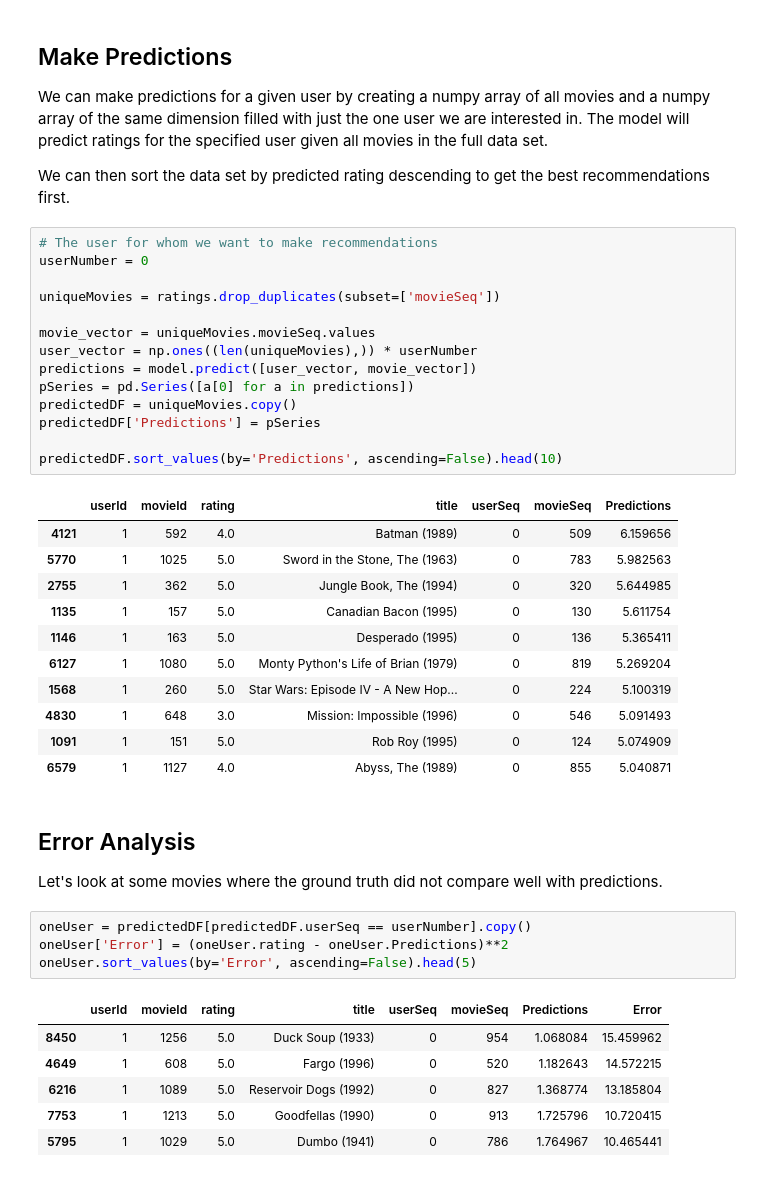
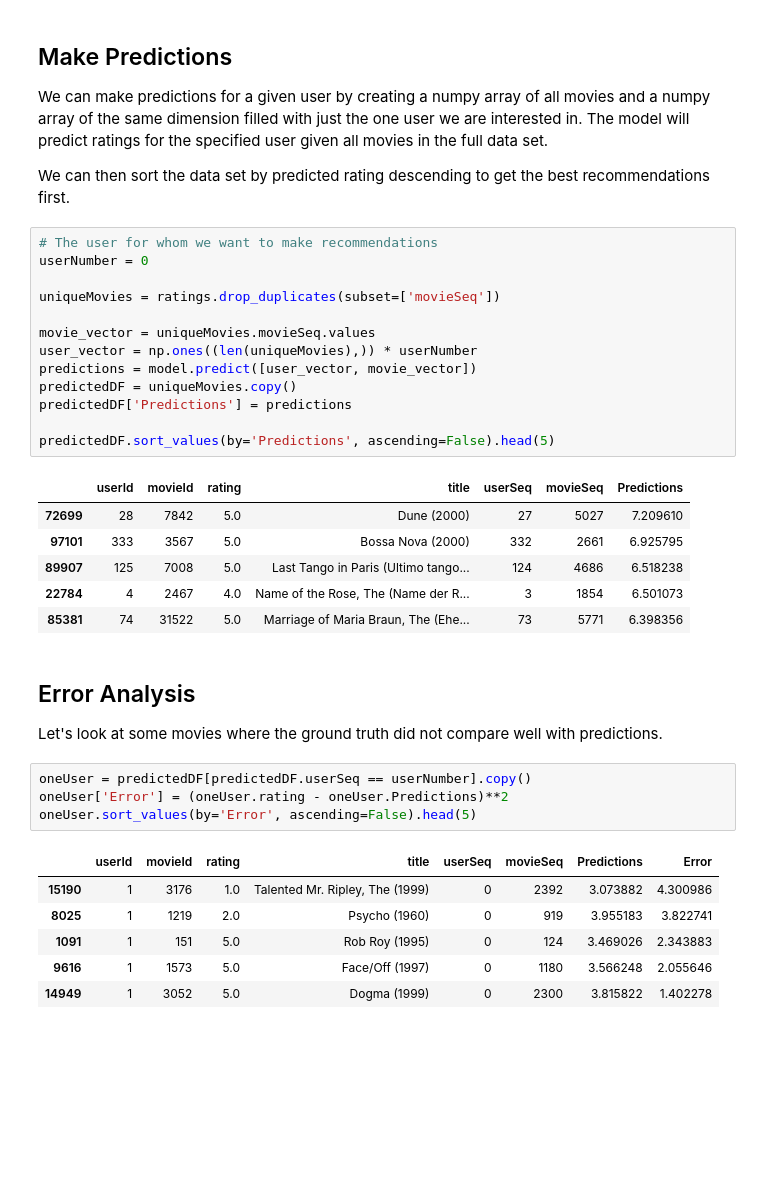
Before and after one commit to msiddalingaiah/MachineLearning, a Jupyter notebook: Recommendations/Movie_Recommendations.ipynb, the cells around one changed output. Drawn from its saved outputs; the diff is of its cells as text; blank space fills up the shorter version.

Commit message:
Fix pd.Series(...) sorting bug

```diff
--- a/Recommendations/Movie_Recommendations.ipynb
+++ b/Recommendations/Movie_Recommendations.ipynb
@@ -221,29 +224,23 @@ We can then sort the data set by predicted rating descending to get the best rec
 # %%
 # The user for whom we want to make recommendations
 userNumber = 0
 
 uniqueMovies = ratings.drop_duplicates(subset=['movieSeq'])
 
 movie_vector = uniqueMovies.movieSeq.values
 user_vector = np.ones((len(uniqueMovies),)) * userNumber
 predictions = model.predict([user_vector, movie_vector])
-pSeries = pd.Series([a[0] for a in predictions])
 predictedDF = uniqueMovies.copy()
-predictedDF['Predictions'] = pSeries
+predictedDF['Predictions'] = predictions
 
-predictedDF.sort_values(by='Predictions', ascending=False).head(10)
+predictedDF.sort_values(by='Predictions', ascending=False).head(5)
 # %% [output]
 |  | userId | movieId | rating | title | userSeq | movieSeq | Predictions |
-| 4121 | 1 | 592 | 4.0 | Batman (1989) | 0 | 509 | 6.159656 |
-| 5770 | 1 | 1025 | 5.0 | Sword in the Stone, The (1963) | 0 | 783 | 5.982563 |
-| 2755 | 1 | 362 | 5.0 | Jungle Book, The (1994) | 0 | 320 | 5.644985 |
-| 1135 | 1 | 157 | 5.0 | Canadian Bacon (1995) | 0 | 130 | 5.611754 |
-| 1146 | 1 | 163 | 5.0 | Desperado (1995) | 0 | 136 | 5.365411 |
-| 6127 | 1 | 1080 | 5.0 | Monty Python's Life of Brian (1979) | 0 | 819 | 5.269204 |
-| 1568 | 1 | 260 | 5.0 | Star Wars: Episode IV - A New Hop... | 0 | 224 | 5.100319 |
-| 4830 | 1 | 648 | 3.0 | Mission: Impossible (1996) | 0 | 546 | 5.091493 |
-| 1091 | 1 | 151 | 5.0 | Rob Roy (1995) | 0 | 124 | 5.074909 |
-| 6579 | 1 | 1127 | 4.0 | Abyss, The (1989) | 0 | 855 | 5.040871 |
+| 72699 | 28 | 7842 | 5.0 | Dune (2000) | 27 | 5027 | 7.209610 |
+| 97101 | 333 | 3567 | 5.0 | Bossa Nova (2000) | 332 | 2661 | 6.925795 |
+| 89907 | 125 | 7008 | 5.0 | Last Tango in Paris (Ultimo tango... | 124 | 4686 | 6.518238 |
+| 22784 | 4 | 2467 | 4.0 | Name of the Rose, The (Name der R... | 3 | 1854 | 6.501073 |
+| 85381 | 74 | 31522 | 5.0 | Marriage of Maria Braun, The (Ehe... | 73 | 5771 | 6.398356 |
 # %% [markdown]
 ## Error Analysis
 
@@ -254,9 +251,9 @@ oneUser['Error'] = (oneUser.rating - oneUser.Predictions)**2
 oneUser.sort_values(by='Error', ascending=False).head(5)
 # %% [output]
 |  | userId | movieId | rating | title | userSeq | movieSeq | Predictions | Error |
-| 8450 | 1 | 1256 | 5.0 | Duck Soup (1933) | 0 | 954 | 1.068084 | 15.459962 |
-| 4649 | 1 | 608 | 5.0 | Fargo (1996) | 0 | 520 | 1.182643 | 14.572215 |
-| 6216 | 1 | 1089 | 5.0 | Reservoir Dogs (1992) | 0 | 827 | 1.368774 | 13.185804 |
-| 7753 | 1 | 1213 | 5.0 | Goodfellas (1990) | 0 | 913 | 1.725796 | 10.720415 |
-| 5795 | 1 | 1029 | 5.0 | Dumbo (1941) | 0 | 786 | 1.764967 | 10.465441 |
+| 15190 | 1 | 3176 | 1.0 | Talented Mr. Ripley, The (1999) | 0 | 2392 | 3.073882 | 4.300986 |
+| 8025 | 1 | 1219 | 2.0 | Psycho (1960) | 0 | 919 | 3.955183 | 3.822741 |
+| 1091 | 1 | 151 | 5.0 | Rob Roy (1995) | 0 | 124 | 3.469026 | 2.343883 |
+| 9616 | 1 | 1573 | 5.0 | Face/Off (1997) | 0 | 1180 | 3.566248 | 2.055646 |
+| 14949 | 1 | 3052 | 5.0 | Dogma (1999) | 0 | 2300 | 3.815822 | 1.402278 |
 # %%
```
Also changed, not shown: parts of 6 cells of this notebook.
